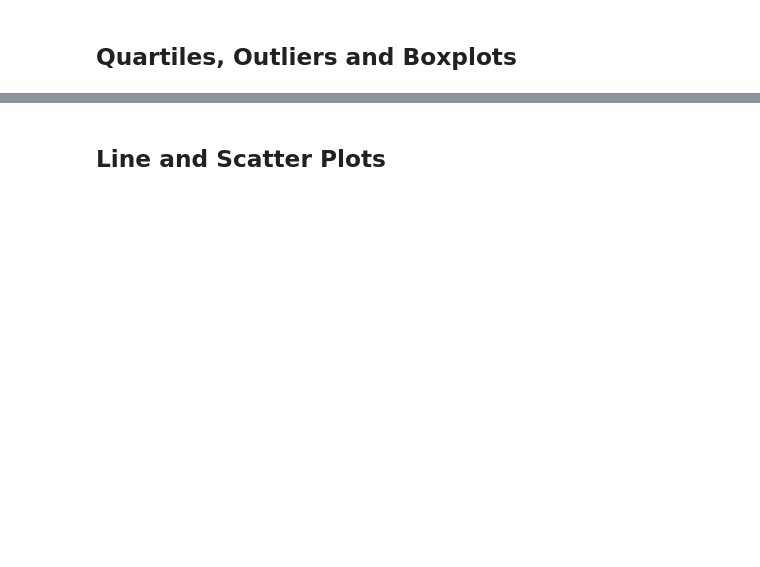
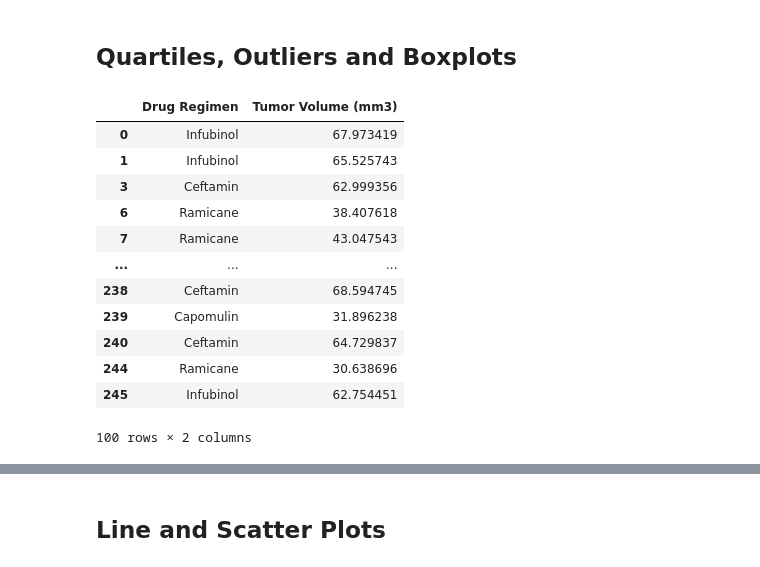
Before and after one commit to chadbarlow/gt-data-bootcamp_challenge-05_matplotlib, a Jupyter notebook: main.ipynb, the cells around one changed output, grey strips where cells are left out. Drawn from its saved outputs; the diff is of its cells as text; code cells hidden in the pictures; blank space fills up the shorter version.

```diff
--- a/main.ipynb
+++ b/main.ipynb
@@ -184,22 +188,36 @@ plt.ylabel("Sex");
 # %%
 # Calculate the final tumor volume of each mouse across four of the treatment regimens:
 # Capomulin, Ramicane, Infubinol, and Ceftamin
-treatments = ["Capomulin"]#, "Ramicane", "Infubinol", "Ceftamin"]
+treatments = ["Capomulin", "Ramicane", "Infubinol", "Ceftamin"]
 
 # Start by getting the last (greatest) timepoint for each mouse
 gb_maxtime = clean_df.groupby(["Mouse ID"])["Timepoint"].max()
 
 # Merge this group df with the original DataFrame to get the tumor volume at the last timepoint
 last_vol_all_regimens = pd.merge(
     gb_maxtime,
     clean_df,
     how="left",
     left_on=["Mouse ID", "Timepoint"],
     right_on=["Mouse ID", "Timepoint"],
 )
 
 last_vol_selected_regimens = last_vol_all_regimens[
     last_vol_all_regimens["Drug Regimen"].isin(treatments)
 ][["Drug Regimen", "Tumor Volume (mm3)"]]
 
 last_vol_selected_regimens
+# %% [output]
+|  | Drug Regimen | Tumor Volume (mm3) |
+| 0 | Infubinol | 67.973419 |
+| 1 | Infubinol | 65.525743 |
+| 3 | Ceftamin | 62.999356 |
+| 6 | Ramicane | 38.407618 |
+| 7 | Ramicane | 43.047543 |
+| ... | ... | ... |
+| 238 | Ceftamin | 68.594745 |
+| 239 | Capomulin | 31.896238 |
+| 240 | Ceftamin | 64.729837 |
+| 244 | Ramicane | 30.638696 |
+| 245 | Infubinol | 62.754451 |
+100 rows × 2 columns
```
Also changed, not shown: parts of 10 cells of this notebook.
